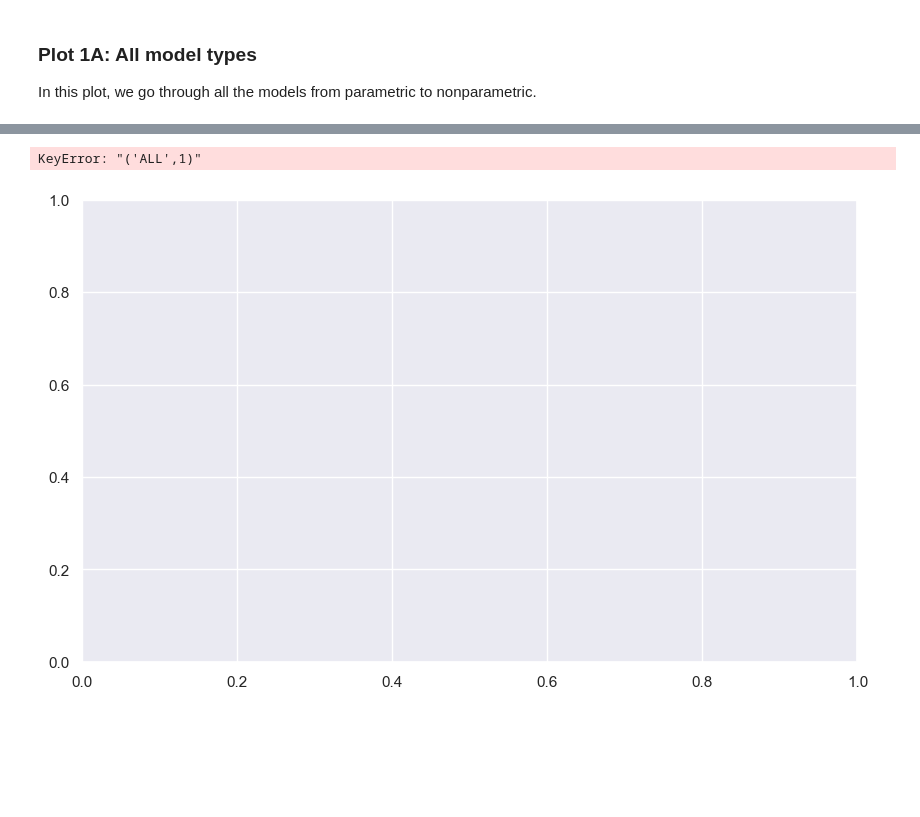
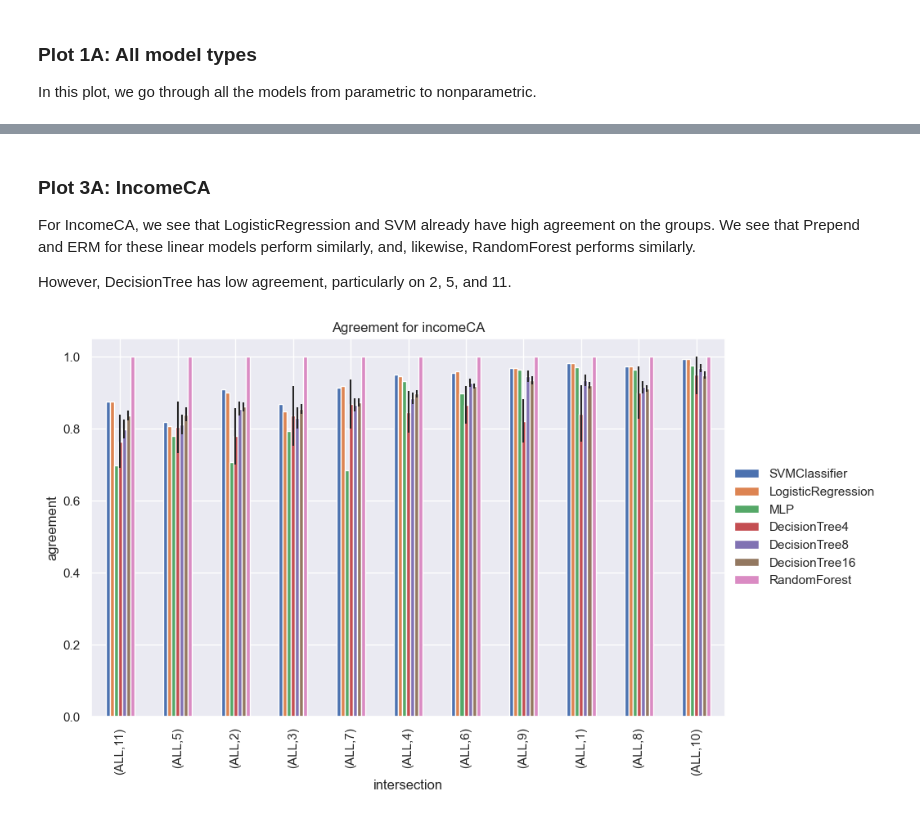
Before and after one commit to samuel-deng/tree_robust, a Jupyter notebook: analyze_results.ipynb, the cells around one changed output, grey strips where cells are left out. Drawn from its saved outputs; the diff is of its cells as text; code cells hidden in the pictures; blank space fills up the shorter version.

```diff
--- a/analyze_results.ipynb
+++ b/analyze_results.ipynb
@@ -181,7 +182,6 @@ dataset_dfs_agree = {}
 for dataset in DATASETS:
     path = os.path.join(fixed_dataset_dir, "{}.csv".format(dataset))
     try:
-        raise FileNotFoundError
         dataset_dfs_agree[dataset] = pd.read_csv(path, index_col=0)
     except FileNotFoundError:
         if dataset in small_datasets:
@@ -236,32 +236,6 @@ plt.show()
 # %% [markdown]
 ## Plot: Agreements for fixed dataset
 # %%
-'''
-def plot_dataset_agreement(ax, data, models, legend=True):
-    bar_width = 0.1
-    data = data.transpose() # rows: intersections, cols: models
-    intersections = list(data.index)
-    index = list(range(len(intersections)))
-    ax.set_prop_cycle(color=sns.color_palette()[:len(models)])
-    for i, intersection in enumerate(intersections):
-        bar_locs = np.linspace(-3, 4, num=len(models))
-        for j, model in enumerate(models):
-            if i == 0:
-                ax.bar(i + bar_locs[j] * bar_width,
-                       data.loc[intersection][model], bar_width,
-                       yerr=data.loc[intersection]["{}_err".format(model)],label=model)
-            else:
-                ax.bar(i + bar_locs[j] * bar_width,
-                       data.loc[intersection][model], bar_width,
-                       yerr=data.loc[intersection]["{}_err".format(model)])
-
-    ax.set_xticks(index, intersections)
-    if legend:
-        ax.legend(loc='upper center', bbox_to_anchor=(0.5, -0.2),
-                        fancybox=True, shadow=True, ncol=4)
-    return ax
-'''
-
 def plot_agreement(ax, name, data, models, intersections):
     # Preprocess the data into a vertical DF
     rows = []
@@ -288,6 +262,8 @@ def plot_agreement(ax, name, data, models, intersections):
     for col in lerr:
         err.append([lerr[col].values, uerr[col].values])
     p = df.pivot(index='intersection', columns='model', values='agreement')
+    if 'DecisionTree' in models:
+        p = p.rename(columns={'DecisionTree': 'DecisionTree (any depth)'})
     ax = p.plot(kind='bar', yerr=err, ax=plt.gca())
     ax.set_ylabel('agreement')
     ax.set_title("Agreement for {}".format(name))
@@ -591,20 +952,30 @@ plt.show()
+# %% [markdown]
+### Plot 3A: IncomeCA
+For IncomeCA, we see that LogisticRegression and SVM already have high agreement
+on the groups. We see that Prepend and ERM for these linear models perform similarly,
+and, likewise, RandomForest performs similarly.
+
+However, DecisionTree has low agreement, particularly on 2, 5, and 11.
 # %%
 # Dataset: IncomeCA
 DATASET = 'incomeCA'
-
 models = [
+    'SVMClassifier',
     'LogisticRegression',
-    'SVMClassifier',
+    'MLP',
     'DecisionTree4',
-    'RandomForest',
-    'XGBoost',
-    'MLP'
+    'DecisionTree8',
+    'DecisionTree16',
+    'RandomForest'
 ]
 
+# Sort by average agreement through the intersections
 data = dataset_dfs_agree[DATASET].transpose()
+agree_list = list(data[models].sum(axis=1)[ALL_INTERSECTIONS])
+sorted_intersections = [ALL_INTERSECTIONS[i] for i in np.argsort(agree_list)]
+
 fig, ax = plt.subplots(figsize=(10, 6))
-ax = plot_agreement(ax, DATASET, data, models, ALL_INTERSECTIONS)
+ax = plot_agreement(ax, DATASET, data, models, sorted_intersections)
 plt.show()
 # %% [output]
-KeyError: "('ALL',1)"
-[figure, old version]
+[figure, new version]
```
Also changed, not shown: parts of 65 cells of this notebook, 3 other files.
